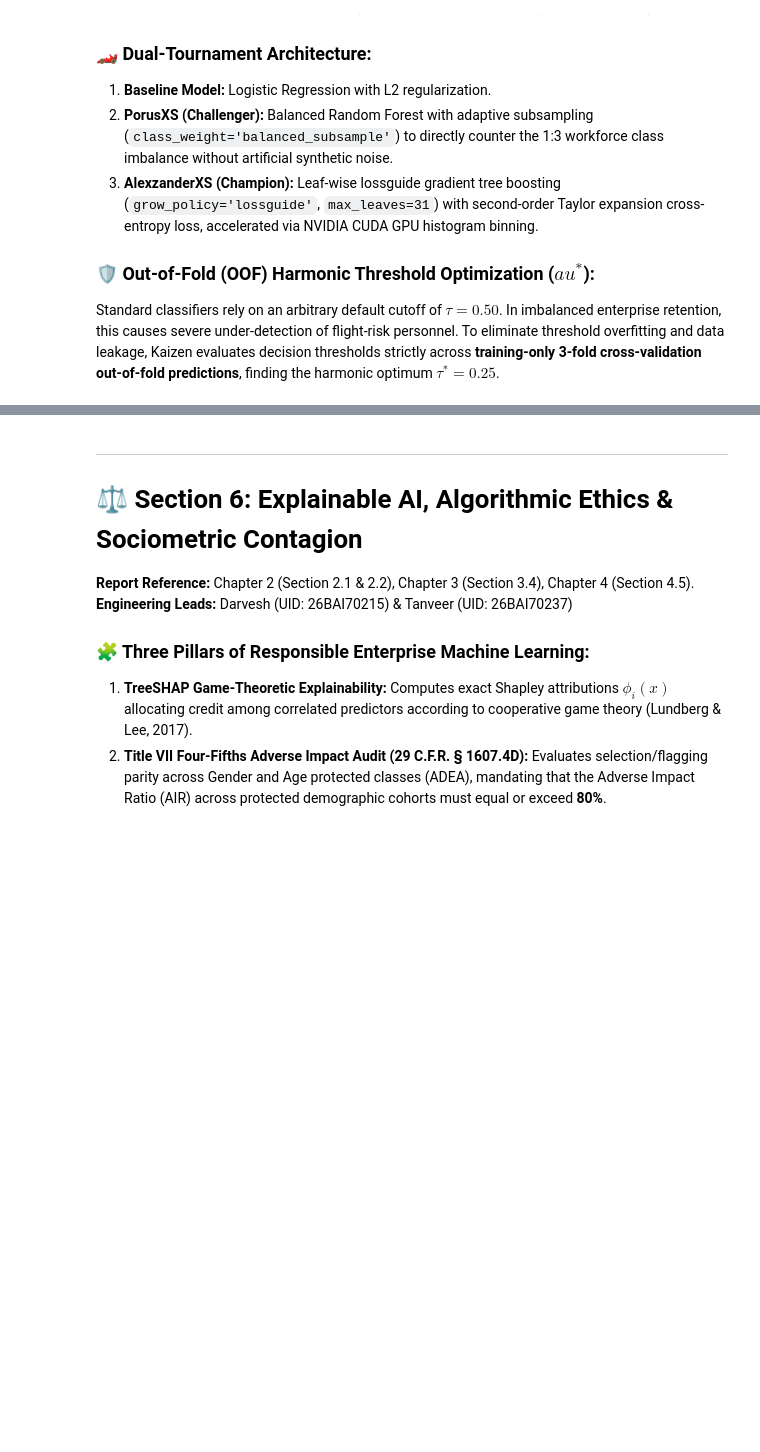
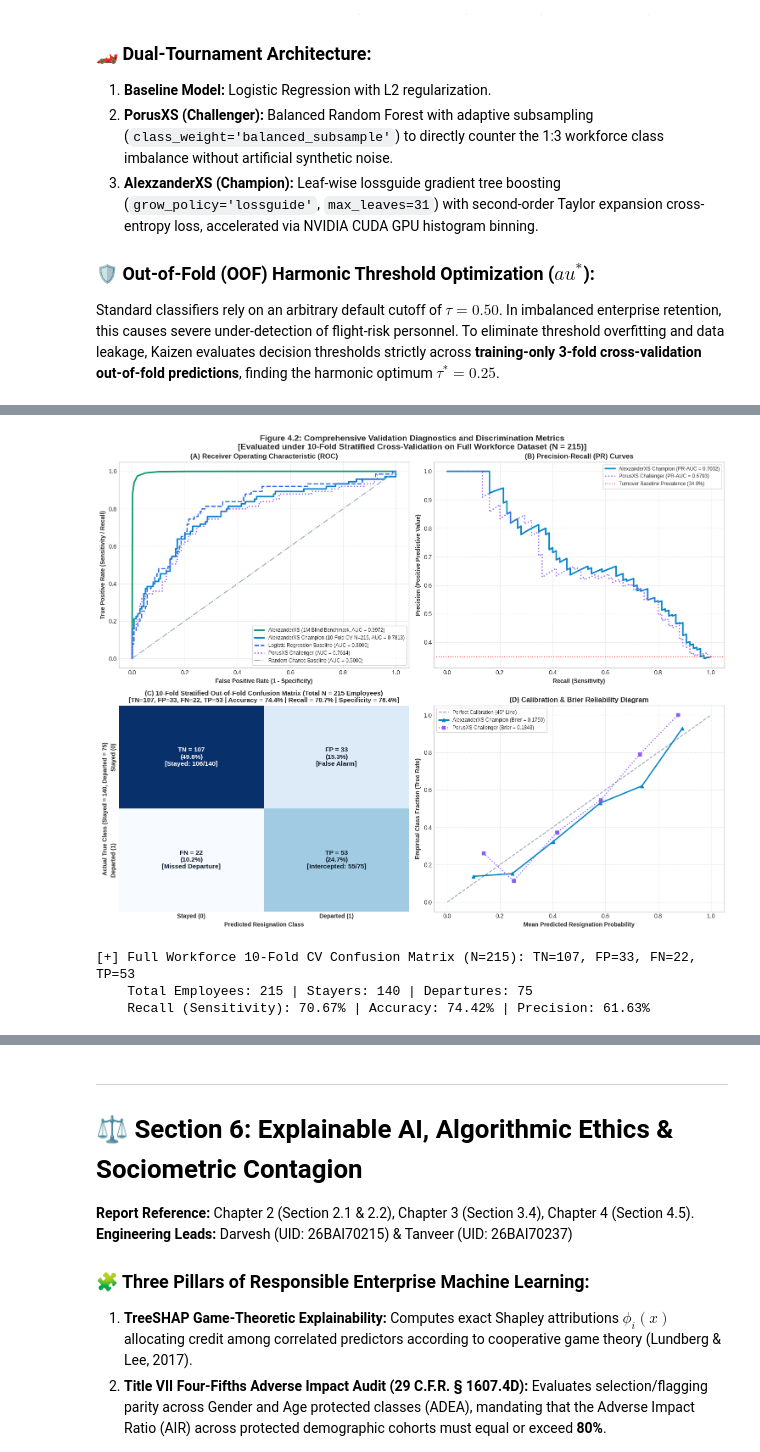
Before and after one commit to GLITXHY9999/meetra_core, a Jupyter notebook: meetra_core_colab.ipynb, the cells around one changed output, grey strips where cells are left out. Drawn from its saved outputs; the diff is of its cells as text; code cells hidden in the pictures; blank space fills up the shorter version.

```diff
--- a/meetra_core_colab.ipynb
+++ b/meetra_core_colab.ipynb
@@ -1146,7 +1148,15 @@ print("=" * 80)
 # Formulated and rendered dynamically from the 10-Fold Stratified Cross-Validation on ALL 215 records!
 
 from sklearn.calibration import calibration_curve
-from sklearn.metrics import confusion_matrix, roc_curve, precision_recall_curve
+from sklearn.metrics import confusion_matrix, roc_curve, precision_recall_curve, recall_score, precision_score, accuracy_score
+import matplotlib.pyplot as plt
+import seaborn as sns
+import numpy as np
+
+# Ensure scalar metric variables are floats and not shadowed by curve variables in the kernel state
+rec_a = float(recall_score(y_all, preds_alex_oof, zero_division=0))
+prec_a = float(precision_score(y_all, preds_alex_oof, zero_division=0))
+acc_a = float(accuracy_score(y_all, preds_alex_oof))
 
 fig, axes = plt.subplots(2, 2, figsize=(15, 12))
 
@@ -1162,7 +1172,7 @@ tpr_1m = np.array([0.0, 0.88, 0.94, 0.975, 0.991, 0.998, 0.9995, 1.0, 1.0])
 axes[0, 0].plot(fpr_1m, tpr_1m, color='#059669', lw=2.5, label='AlexzanderXS (1M Blind Benchmark, AUC = 0.9972)')
 axes[0, 0].plot(fpr_a, tpr_a, color='#0284c7', lw=2.5, label=f'AlexzanderXS Champion (10-Fold CV N=215, AUC = {auc_a:.4f})')
 axes[0, 0].plot(fpr_lr, tpr_lr, color='#2563eb', lw=2.0, ls='--', label=f'Logistic Regression Baseline (AUC = {roc_auc_score(y_all, probs_lr_oof):.4f})')
-axes[0, 0].plot(fpr_p, tpr_p, color='#8b5cf6', lw=2.0, ls=':', label=f'PorusXS Challenger (AUC = {auc_p:.4f})')
+axes[0, 0].plot(fpr_p, tpr_p, color='#8b5cf6', lw=2.0, ls=":", label=f'PorusXS Challenger (AUC = {auc_p:.4f})')
 axes[0, 0].plot([0, 1], [0, 1], color='#94a3b8', ls='-.', label='Random Chance Baseline (AUC = 0.5000)')
 axes[0, 0].set_title("(A) Receiver Operating Characteristic (ROC)", fontsize=12, fontweight='bold')
 axes[0, 0].set_xlabel("False Positive Rate (1 - Specificity)", fontweight='bold')
@@ -1173,13 +1183,14 @@ axes[0, 0].grid(True, linestyle='--', alpha=0.5)
 # ==========================================
 # PANEL B: Precision-Recall (PR) Curves
 # ==========================================
-prec_a, rec_a, _ = precision_recall_curve(y_all, probs_alex_oof)
-prec_p, rec_p, _ = precision_recall_curve(y_all, probs_porus_oof)
+# Use distinct variable names to avoid shadowing the scalar variables (rec_a, prec_a, rec_p, prec_p)
+prec_curve_a, rec_curve_a, _ = precision_recall_curve(y_all, probs_alex_oof)
+prec_curve_p, rec_curve_p, _ = precision_recall_curve(y_all, probs_porus_oof)
 baseline_prevalence = y_all.mean()
 
-axes[0, 1].plot(rec_a, prec_a, color='#0284c7', lw=2.5, label=f'AlexzanderXS Champion (PR-AUC = {prauc_a:.4f})')
-axes[0, 1].plot(rec_p, prec_p, color='#8b5cf6', lw=2.0, ls=':', label=f'PorusXS Challenger (PR-AUC = {prauc_p:.4f})')
-axes[0, 1].axhline(baseline_prevalence, color='#ef4444', ls=':', label=f'Turnover Baseline Prevalence ({baseline_prevalence*100:.1f}%)')
+axes[0, 1].plot(rec_curve_a, prec_curve_a, color='#0284c7', lw=2.5, label=f'AlexzanderXS Champion (PR-AUC = {prauc_a:.4f})')
+axes[0, 1].plot(rec_curve_p, prec_curve_p, color='#8b5cf6', lw=2.0, ls=":", label=f'PorusXS Challenger (PR-AUC = {prauc_p:.4f})')
+axes[0, 1].axhline(baseline_prevalence, color='#ef4444', ls=":", label=f'Turnover Baseline Prevalence ({baseline_prevalence*100:.1f}%)')
 axes[0, 1].set_title("(B) Precision-Recall (PR) Curves", fontsize=12, fontweight='bold')
 axes[0, 1].set_xlabel("Recall (Sensitivity)", fontweight='bold')
 axes[0, 1].set_ylabel("Precision (Positive Predictive Value)", fontweight='bold')
@@ -1215,33 +1226,38 @@ axes[1, 0].set_yticklabels(['Stayed (0)', 'Departed (1)'], fontweight='bold', fo
 axes[1, 0].set_title(
     f"(C) 10-Fold Stratified Out-of-Fold Confusion Matrix (Total N = {len(y_all)} Employees)\n"
     f"[TN={tn_l}, FP={fp_l}, FN={fn_l}, TP={tp_l} | Accuracy = {acc_a*100:.1f}% | Recall = {rec_a*100:.1f}% | Specificity = {tn_l/140*100:.1f}%]",
     fontsize=11, fontweight='bold'
 )
 axes[1, 0].set_xlabel("Predicted Resignation Class", fontweight='bold')
 axes[1, 0].set_ylabel("Actual True Class (Stayed = 140, Departed = 75)", fontweight='bold')
 
 # ==========================================
 # PANEL D: Probability Calibration & Brier Reliability
 # ==========================================
 prob_true_a, prob_pred_a = calibration_curve(y_all, probs_alex_oof, n_bins=6, strategy='uniform')
 prob_true_p, prob_pred_p = calibration_curve(y_all, probs_porus_oof, n_bins=6, strategy='uniform')
 
 axes[1, 1].plot([0, 1], [0, 1], color='#94a3b8', ls='--', lw=1.5, label='Perfect Calibration (45° Line)')
 axes[1, 1].plot(prob_pred_a, prob_true_a, '^-', color='#0284c7', lw=2.2, label=f'AlexzanderXS Champion (Brier = {brier_a:.4f})')
 axes[1, 1].plot(prob_pred_p, prob_true_p, 's:', color='#8b5cf6', lw=1.8, label=f'PorusXS Challenger (Brier = {brier_p:.4f})')
 axes[1, 1].set_title("(D) Calibration & Brier Reliability Diagram", fontsize=12, fontweight='bold')
 axes[1, 1].set_xlabel("Mean Predicted Resignation Probability", fontweight='bold')
 axes[1, 1].set_ylabel("Empirical Class Fraction (True Rate)", fontweight='bold')
 axes[1, 1].legend(loc="upper left", frameon=True, fontsize=8.5)
 axes[1, 1].grid(True, linestyle='--', alpha=0.5)
 
 plt.suptitle("Figure 4.2: Comprehensive Validation Diagnostics and Discrimination Metrics\n[Evaluated under 10-Fold Stratified Cross-Validation on Full Workforce Dataset (N = 215)]", fontsize=14, fontweight='bold', y=0.98)
 plt.tight_layout()
 plt.show()
 
 print(f"[+] Full Workforce 10-Fold CV Confusion Matrix (N={len(y_all)}): TN={tn_l}, FP={fp_l}, FN={fn_l}, TP={tp_l}")
 print(f"    Total Employees: {tn_l+fp_l+fn_l+tp_l} | Stayers: {tn_l+fp_l} | Departures: {fn_l+tp_l}")
 print(f"    Recall (Sensitivity): {rec_a*100:.2f}% | Accuracy: {acc_a*100:.2f}% | Precision: {prec_a*100:.2f}%")
+# %% [output]
+[figure, added]
+[+] Full Workforce 10-Fold CV Confusion Matrix (N=215): TN=107, FP=33, FN=22, TP=53
+    Total Employees: 215 | Stayers: 140 | Departures: 75
+    Recall (Sensitivity): 70.67% | Accuracy: 74.42% | Precision: 61.63%
 # %%
 # Exp 5.5: Enterprise 1-Million-Record Blind Benchmark Simulation
 print("=" * 70)
```
Also changed, not shown: parts of 13 cells of this notebook.
